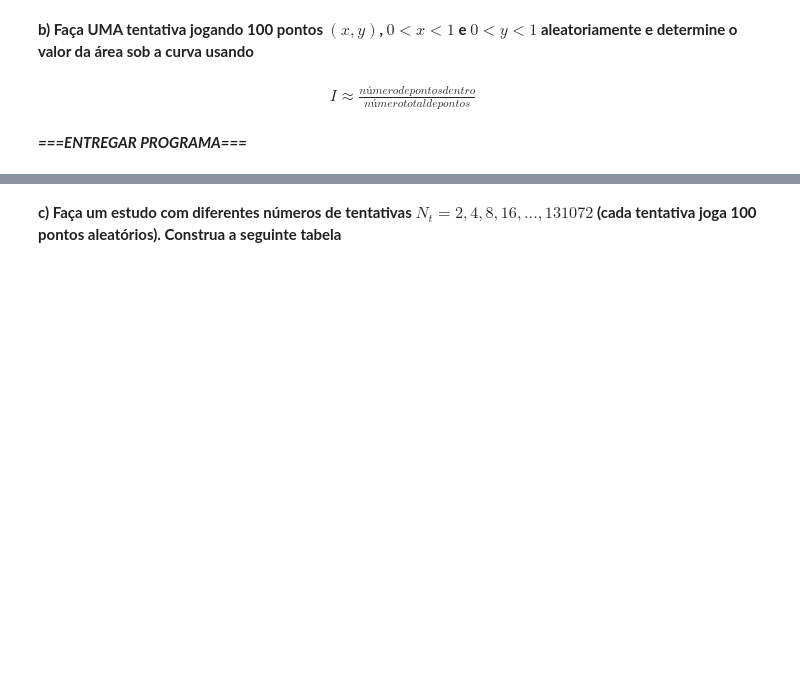
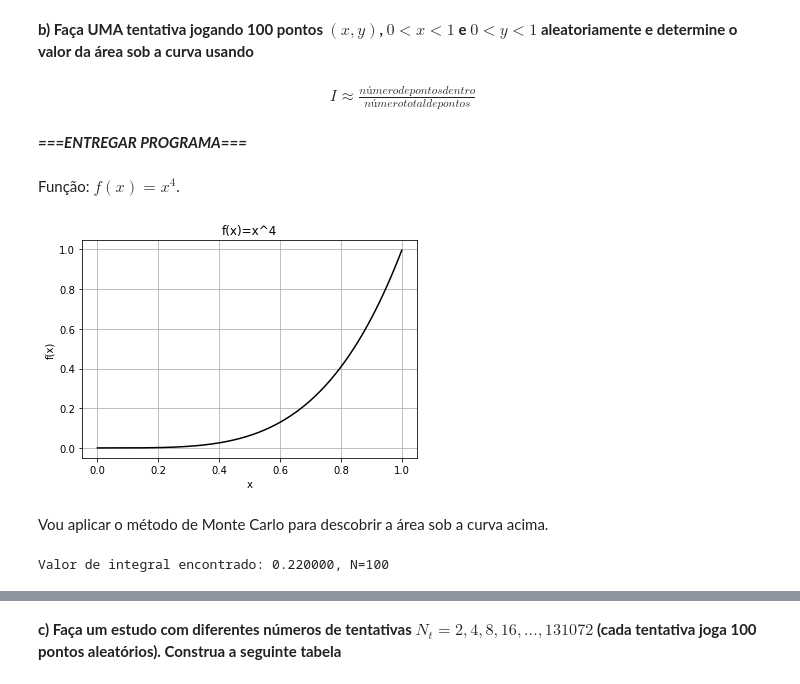
Before and after one commit to leonardovaladao/MAP214, a Jupyter notebook: Exercise Programs/EP3.ipynb, the cells around one changed output, grey strips where cells are left out. Cells and saved outputs as stored; diff of their text form; code cells hidden in the pictures; blank space fills up the shorter version.

```diff
--- a/Exercise Programs/EP3.ipynb
+++ b/Exercise Programs/EP3.ipynb
@@ -336,3 +336,21 @@ random(a, c, m, z0)
 </center>
 # %% [markdown]
 ***===ENTREGAR PROGRAMA===***
+# %% [markdown]
+Função: $f(x)=x^4$.
+# %%
+# Definir função a integrar
+def func(x):
+    return x**4
+# %%
+# Plotar gráfico (apenas para visualizar melhor)
+plt.plot(np.arange(0,1,0.001), [func(i) for i in np.arange(0,1,0.001)], color='black')
+plt.title('f(x)=x^4')
+plt.xlabel('x')
+plt.ylabel('f(x)')
+plt.grid()
+plt.show()
+# %% [output]
+[figure, added]
+# %% [markdown]
+Vou aplicar o método de Monte Carlo para descobrir a área sob a curva acima.
@@ -338,0 +381,5 @@ random(a, c, m, z0)
+# %%
+# Aplicar método
+print('Valor de integral encontrado: {:f}, N={:.0f}'.format(mcarlo(func, 0, 1, 1, N=100), 100))
+# %% [output]
+Valor de integral encontrado: 0.220000, N=100
```
Also changed, not shown: parts of 13 cells of this notebook.
